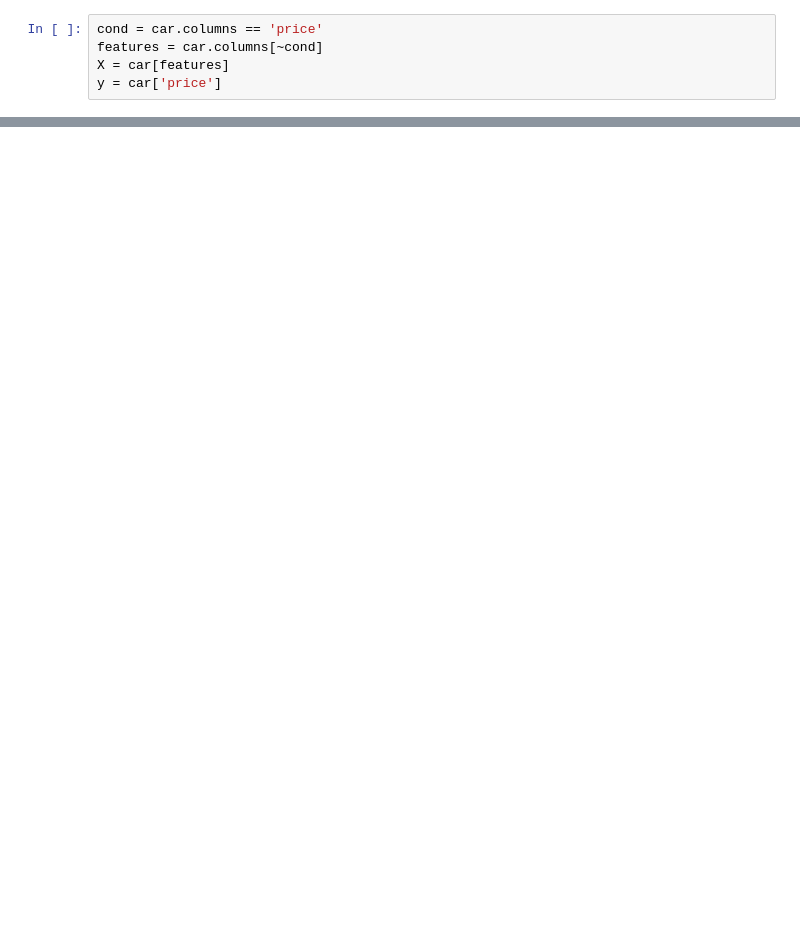
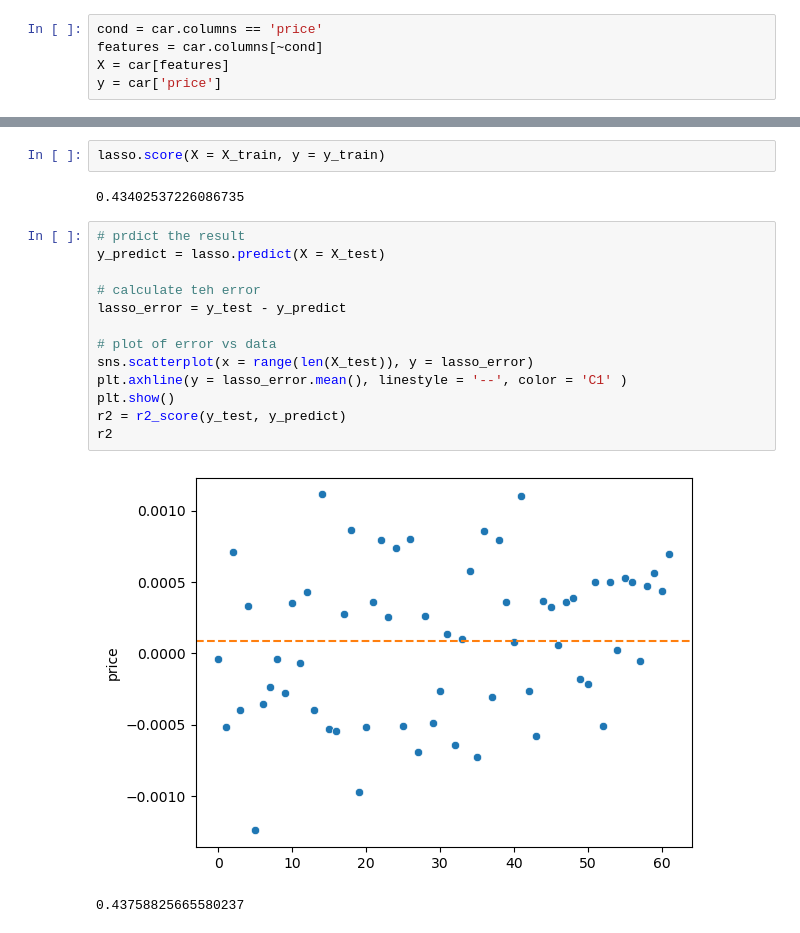
Before and after one commit to notfakearcher/yanjun, a Jupyter notebook: 01_topics/machine_learning/regression /polynomal.ipynb, the cells around one changed output, grey strips where cells are left out. Cells and saved outputs as stored; diff of their text form; blank space fills up the shorter version.

```diff
--- a/01_topics/machine_learning/regression /polynomal.ipynb
+++ b/01_topics/machine_learning/regression /polynomal.ipynb
@@ -69,0 +144,20 @@ Notes:
+# %%
+lasso.score(X = X_train, y = y_train)
+# %% [output]
+0.43402537226086735
+# %%
+# prdict the result
+y_predict = lasso.predict(X = X_test)
+
+# calculate teh error
+lasso_error = y_test - y_predict
+
+# plot of error vs data
+sns.scatterplot(x = range(len(X_test)), y = lasso_error)
+plt.axhline(y = lasso_error.mean(), linestyle = '--', color = 'C1' )
+plt.show()
+r2 = r2_score(y_test, y_predict)
+r2
+# %% [output]
+[figure, added]
+0.43758825665580237
```
Also changed, not shown: parts of 29 cells of this notebook.
